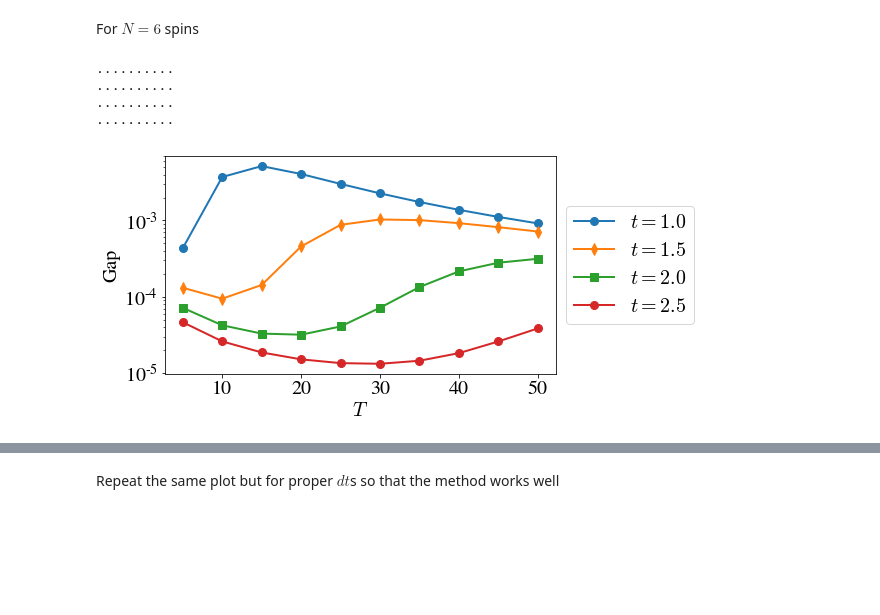
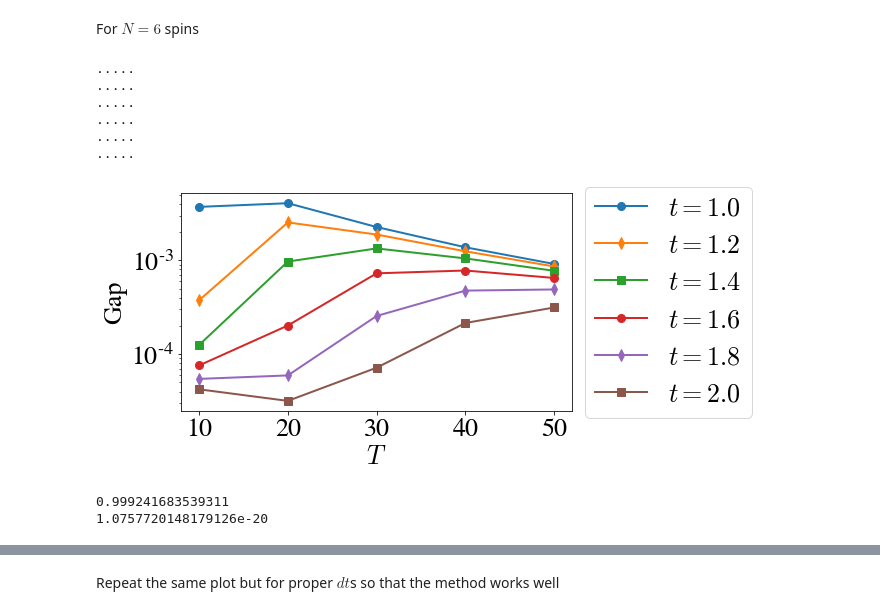
Before and after one commit to stavros11/Time-Evolution, a Jupyter notebook: ed.ipynb, the cells around one changed output, grey strips where cells are left out. Drawn from its saved outputs; the diff is of its cells as text; code cells hidden in the pictures; blank space fills up the shorter version.

Commit message:
Add plots

```diff
--- a/ed.ipynb
+++ b/ed.ipynb
@@ -351,39 +351,42 @@ For $N=6$ spins
 n_sites = 6
 h_init = 1.0
 h_ev = 0.5
-t_final_list = [1.0, 1.5, 2.0, 2.5]
-T_list = np.arange(5, 55, 5)
+t_final_list = [1.0, 1.2, 1.4, 1.6, 1.8, 2.0]
+T_list = np.arange(10, 51, 10)
 penalty = 1000.0
+ham = utils.tfim_hamiltonian(n_sites, h=h_ev)
 
 gaps = []
 for t_final in t_final_list:
     gaps.append([])
     for time_steps in T_list:
         t = np.linspace(0.0, t_final, time_steps + 1)
         dt = t[1] - t[0]
         exact_state, obs = utils.tfim_exact_evolution(n_sites, t[-1], time_steps, h0=h_init, h=h_ev)
 
         clock_pen = ed.construct_sparse_clock(ham, dt, time_steps, init_penalty=penalty, psi0=exact_state[0])
         clock_pen = np.array(clock_pen.todense())
 
         eigvals = np.linalg.eigvalsh(clock_pen)
         gaps[-1].append(eigvals[1] - eigvals[0])
 
         print(".", end="")
     print()
 
 plt.figure(figsize=(7, 4))
 markers = 3 * ["o", "d", "s"]
 
 for i, t_final in enumerate(t_final_list):
     plt.semilogy(T_list, gaps[i], marker=markers[i], linewidth=2.0, markersize=8, color=cp[i], label="$t=%.1f$"%t_final)
 plt.xlabel("$T$")
 plt.ylabel("Gap")
 plt.legend(loc='center left', bbox_to_anchor=(1, 0.5))
 plt.show()
 # %% [output]
-..........
-..........
-..........
-..........
+.....
+.....
+.....
+.....
+.....
+.....
-[figure, old version]
+[figure, new version]
@@ -389,0 +412,6 @@ plt.show()
+# %%
+print(utils.averaged_overlap(ground, exact_state))
+print(utils.averaged_overlap(excited, exact_state))
+# %% [output]
+0.999241683539311
+1.0757720148179126e-20
```
Also changed, not shown: parts of 2 cells of this notebook, 2 other files.
